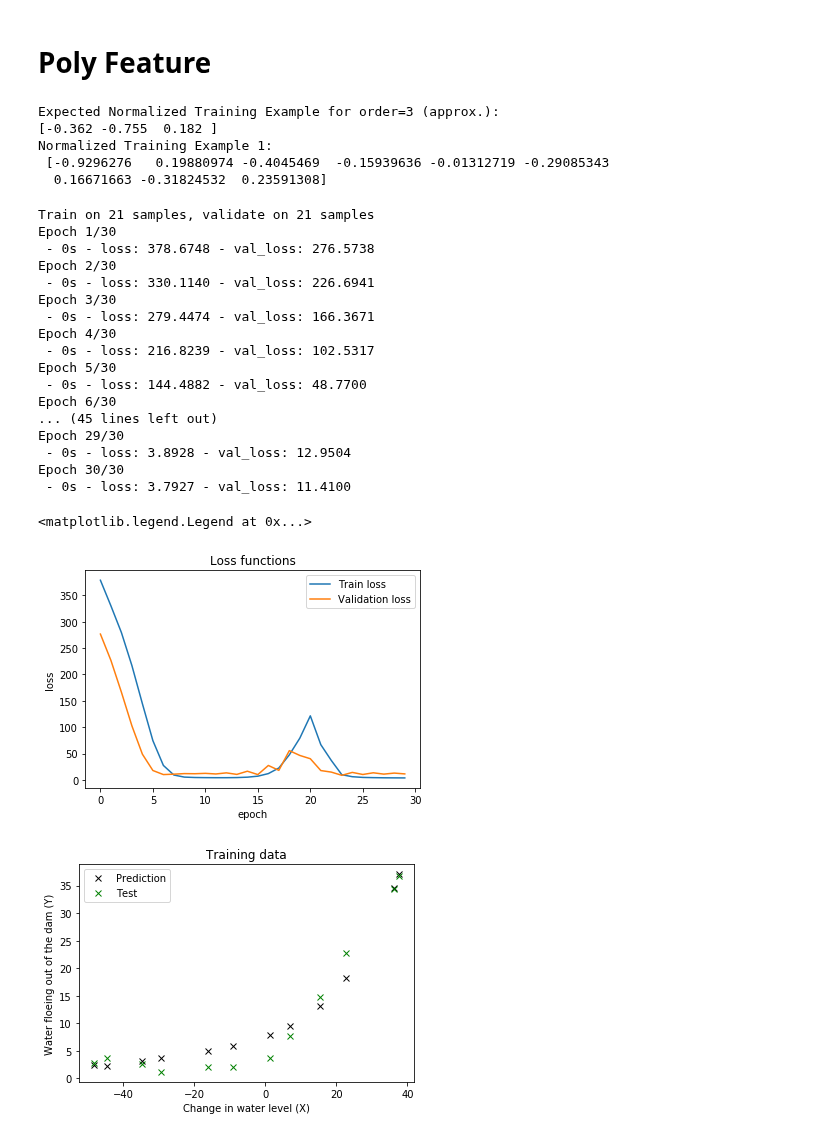
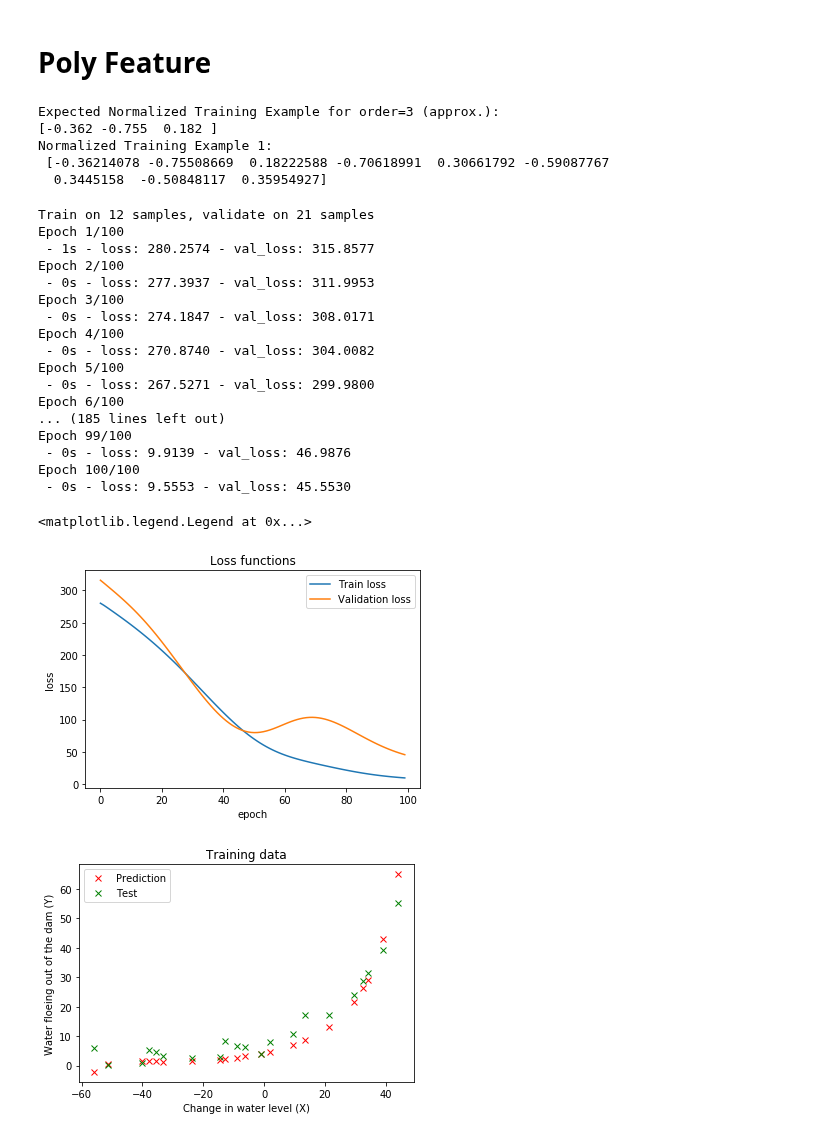
Before and after one commit to Fortuz/MIKRO_lab, a Jupyter notebook: AdaptiveRoboLabor/Jupyter/L08_Regularization/L08 - Regularization.ipynb, the cells around one changed output. Drawn from its saved outputs; the diff is of its cells as text; code cells hidden in the pictures.

Commit message:
Elm-L08 patch 2.0 - Overfit

```diff
--- a/AdaptiveRoboLabor/Jupyter/L08_Regularization/L08 - Regularization.ipynb
+++ b/AdaptiveRoboLabor/Jupyter/L08_Regularization/L08 - Regularization.ipynb
@@ -21,12 +21,12 @@ from numpy.random import seed
 seed(1)
 
 data = loadmat("Lab8data.mat")                          # adatok betöltése
-X_test = data["X"]                                     # adatok szerkesztése változókba
-Y_test = data["y"]
+X_train = data["X"]                                     # adatok szerkesztése változókba
+Y_train = data["y"]
 X_val   = data["Xval"]
 Y_val   = data["yval"]
-X_train  = data["Xtest"]
-Y_train  = data["ytest"]
+X_test  = data["Xtest"]
+Y_test  = data["ytest"]
 
 del data
 m,n = X_train.shape
@@ -135,3 +136,10 @@ order=9
+# %%
+#Overfit
+Lambda = 0
+lr_rate = 0.001
+epoch = 500
+order=12
+optim = optimizers.Adam(lr=lr_rate)
 # %%
 # X:
 X_train_p = polyFeatures(X_train, order)                                # polynomial features
@@ -152,8 +160,8 @@ print('Normalized Training Example 1:\n',X_train_pn[0,:])
 Expected Normalized Training Example for order=3 (approx.):
 [-0.362 -0.755  0.182 ]
 Normalized Training Example 1:
- [-0.9296276   0.19880974 -0.4045469  -0.15939636 -0.01312719 -0.29085343
-  0.16671663 -0.31824532  0.23591308]
+ [-0.36214078 -0.75508669  0.18222588 -0.70618991  0.30661792 -0.59087767
+  0.3445158  -0.50848117  0.35954927]
 # %%
 # building a linear stack of layers with the sequential model
 model2 = Sequential()
@@ -161,29 +169,30 @@ model2.add(Dense(order, input_shape=(order,), use_bias=True, kernel_regularizer=
 model2.add(Dense(1))
 
 # compiling the sequential model
-sgd = optimizers.SGD(lr=lr_rate)
-model2.compile(loss='MSE', optimizer=sgd)
+optim = optimizers.SGD(lr=lr_rate)
+optim = optimizers.Adam(lr=lr_rate)
+model2.compile(loss='MSE', optimizer=optim)
 
 # training the model and saving metrics in history
 history2 = model2.fit(X_train_pn, Y_train, epochs=epoch, validation_data=(X_val_pn, Y_val), verbose = 2)
 # %% [output]
-Train on 21 samples, validate on 21 samples
-Epoch 1/30
- - 0s - loss: 378.6748 - val_loss: 276.5738
-Epoch 2/30
- - 0s - loss: 330.1140 - val_loss: 226.6941
-Epoch 3/30
- - 0s - loss: 279.4474 - val_loss: 166.3671
-Epoch 4/30
- - 0s - loss: 216.8239 - val_loss: 102.5317
-Epoch 5/30
- - 0s - loss: 144.4882 - val_loss: 48.7700
-Epoch 6/30
-... (45 lines left out)
-Epoch 29/30
- - 0s - loss: 3.8928 - val_loss: 12.9504
-Epoch 30/30
- - 0s - loss: 3.7927 - val_loss: 11.4100
+Train on 12 samples, validate on 21 samples
+Epoch 1/100
+ - 1s - loss: 280.2574 - val_loss: 315.8577
+Epoch 2/100
+ - 0s - loss: 277.3937 - val_loss: 311.9953
+Epoch 3/100
+ - 0s - loss: 274.1847 - val_loss: 308.0171
+Epoch 4/100
+ - 0s - loss: 270.8740 - val_loss: 304.0082
+Epoch 5/100
+ - 0s - loss: 267.5271 - val_loss: 299.9800
+Epoch 6/100
+... (185 lines left out)
+Epoch 99/100
+ - 0s - loss: 9.9139 - val_loss: 46.9876
+Epoch 100/100
+ - 0s - loss: 9.5553 - val_loss: 45.5530
 # %%
 # plotting the metrics
 fig = plt.figure()
@@ -195,17 +204,17 @@ plt.xlabel('epoch')
 plt.legend(['Train loss', 'Validation loss'])
 # %% [output]
 <matplotlib.legend.Legend at 0x...>
-[figure, old version]
+[figure, new version]
 # %%
 Y_pred2 = model2.predict(X_test_pn)
 
 #plt.plot(X_train,Y_train,'x')   # adatok megjelenítése
-plt.plot(X_test,Y_pred2,'x', color="black")
+plt.plot(X_test,Y_pred2,'x', color="red")
 plt.plot(X_test,Y_test,'x', color="green")
 plt.title('Training data')
 plt.xlabel('Change in water level (X)')
 plt.ylabel('Water floeing out of the dam (Y)')
 plt.legend(['Prediction', 'Test'])
 plt.show()
 # %% [output]
-[figure, old version]
+[figure, new version]
```
Also changed, not shown: parts of 6 cells of this notebook.
